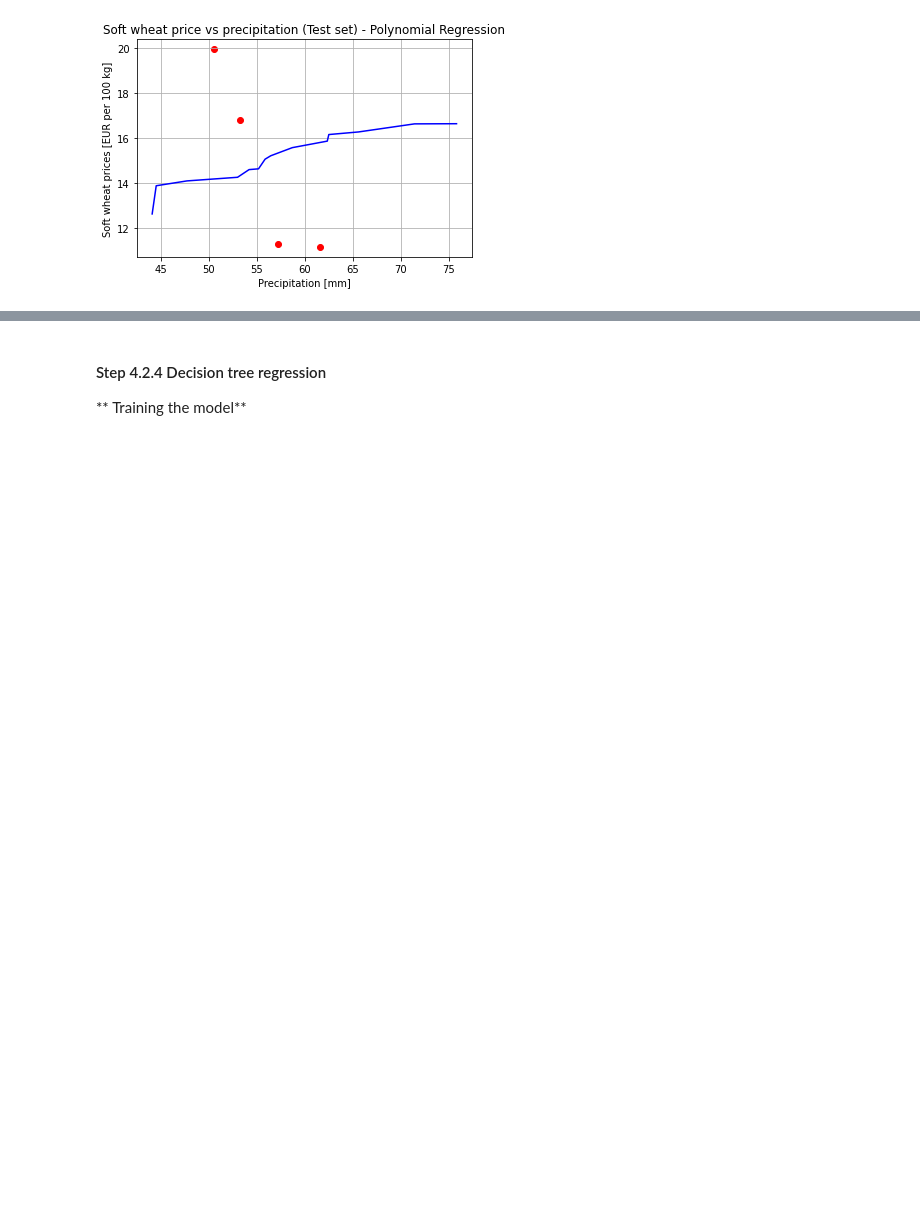
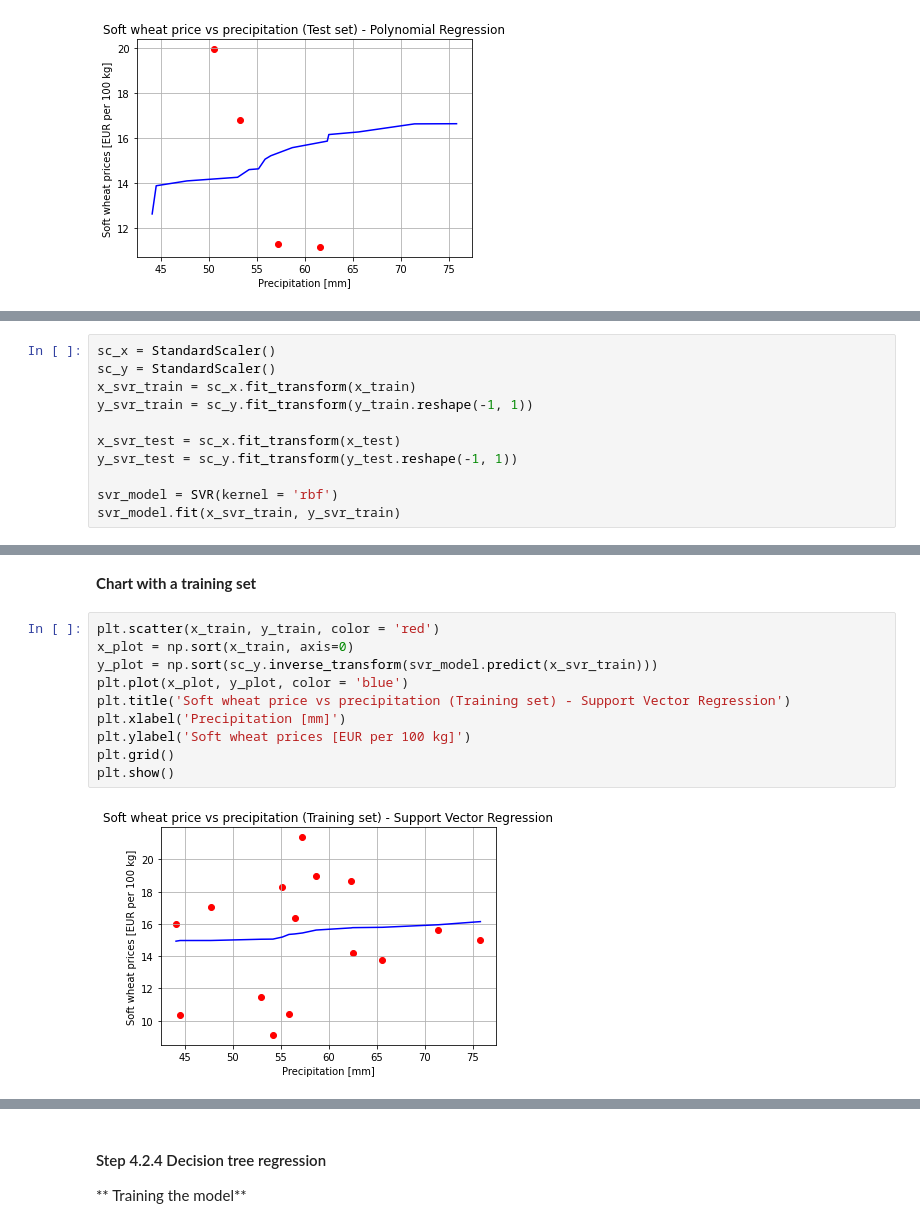
Before and after one commit to wkrzywiec/polish-crops, a Jupyter notebook: polish-crops.ipynb, the cells around one changed output, grey strips where cells are left out. Drawn from its saved outputs; the diff is of its cells as text; blank space fills up the shorter version.

Commit message:
support vector regression for precipitation

```diff
--- a/polish-crops.ipynb
+++ b/polish-crops.ipynb
@@ -693,0 +694,11 @@ plt.show()
+# %%
+sc_x = StandardScaler()
+sc_y = StandardScaler()
+x_svr_train = sc_x.fit_transform(x_train)
+y_svr_train = sc_y.fit_transform(y_train.reshape(-1, 1))
+
+x_svr_test = sc_x.fit_transform(x_test)
+y_svr_test = sc_y.fit_transform(y_test.reshape(-1, 1))
+
+svr_model = SVR(kernel = 'rbf')
+svr_model.fit(x_svr_train, y_svr_train)
@@ -693,0 +734,14 @@ plt.show()
+# %% [markdown]
+**Chart with a training set**
+# %%
+plt.scatter(x_train, y_train, color = 'red')
+x_plot = np.sort(x_train, axis=0)
+y_plot = np.sort(sc_y.inverse_transform(svr_model.predict(x_svr_train)))
+plt.plot(x_plot, y_plot, color = 'blue')
+plt.title('Soft wheat price vs precipitation (Training set) - Support Vector Regression')
+plt.xlabel('Precipitation [mm]')
+plt.ylabel('Soft wheat prices [EUR per 100 kg]')
+plt.grid()
+plt.show()
+# %% [output]
+[figure, added]
```
Also changed, not shown: parts of 8 cells of this notebook.
